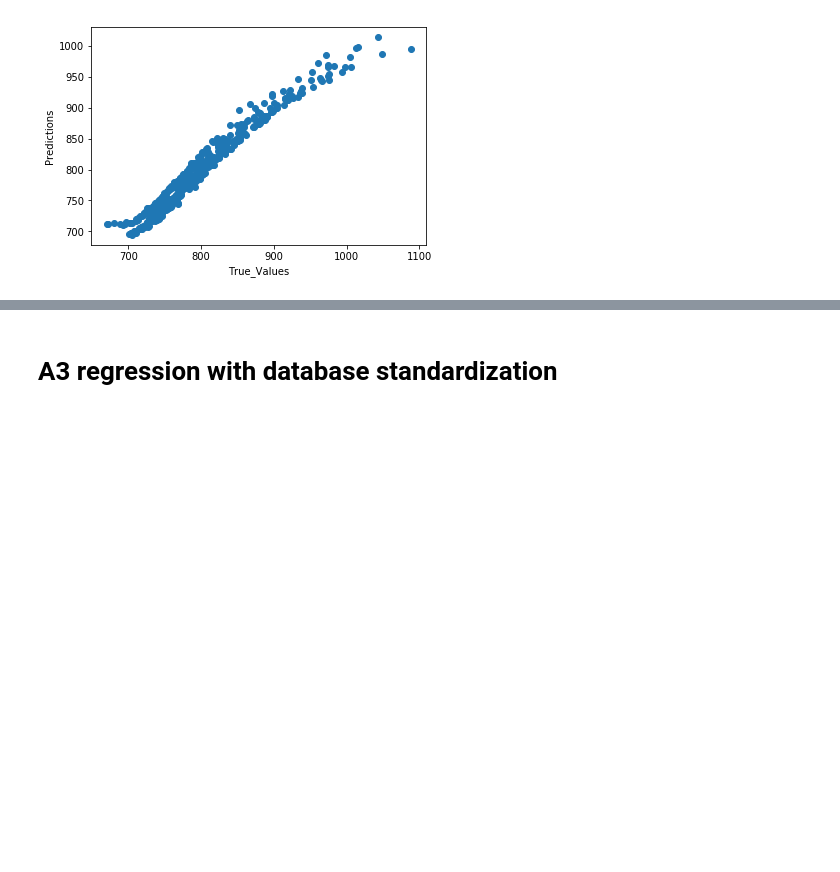
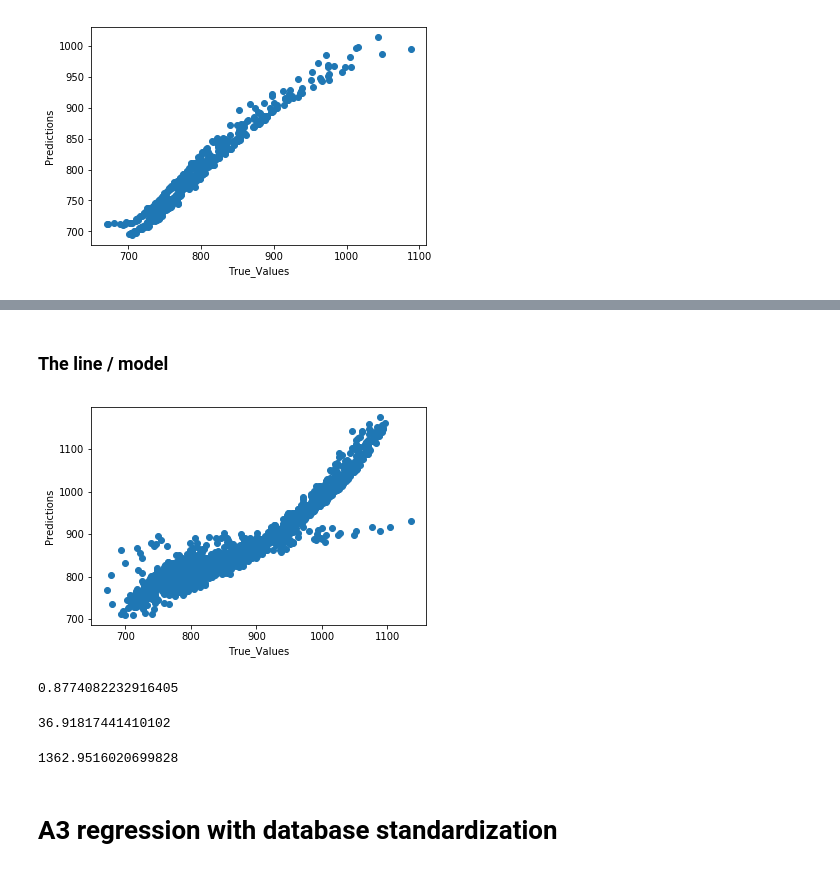
Before and after one commit to paula-aribeiro/senior-thesis, a Jupyter notebook: tests_regression/new_sklearn_tests/new_A3_regression.ipynb, the cells around one changed output, grey strips where cells are left out. Saved outputs shown, nothing was run; the diff lists cells and outputs as text; code cells hidden in the pictures; blank space fills up the shorter version.

Commit message:
MSE from linear regression

```diff
--- a/tests_regression/new_sklearn_tests/new_A3_regression.ipynb
+++ b/tests_regression/new_sklearn_tests/new_A3_regression.ipynb
@@ -317,0 +330,2 @@ math.sqrt(metrics.mean_squared_error(y_test, predictions))
+# %%
+X_train, X_test, y_train, y_test = _split_between_train_and_test(df1_, 0.8)
@@ -318,3 +364,31 @@ math.sqrt(metrics.mean_squared_error(y_test, predictions))
+# %%
+# fit a model
+lm = linear_model.LinearRegression()
+model = lm.fit(X_train, y_train)
+predictions = lm.predict(X_test)
+# %% [markdown]
+### The line / model
+# %%
+plt.scatter(y_test, predictions)
+plt.xlabel('True_Values')
+plt.ylabel('Predictions')
+plt.show()
+# %% [output]
+[figure, added]
+# %%
+metrics.r2_score(y_test, predictions)
+# %% [output]
+0.8774082232916405
+# %%
+#RMSE
+math.sqrt(metrics.mean_squared_error(y_test, predictions))
+# %% [output]
+36.91817441410102
+# %%
+#MSE
+metrics.mean_squared_error(y_test, predictions)
+# %% [output]
+1362.9516020699828
 # %% [markdown]
 # A3 regression with database standardization
 # %% [markdown]
```
Also changed, not shown: parts of 14 cells of this notebook, 2 other files.
